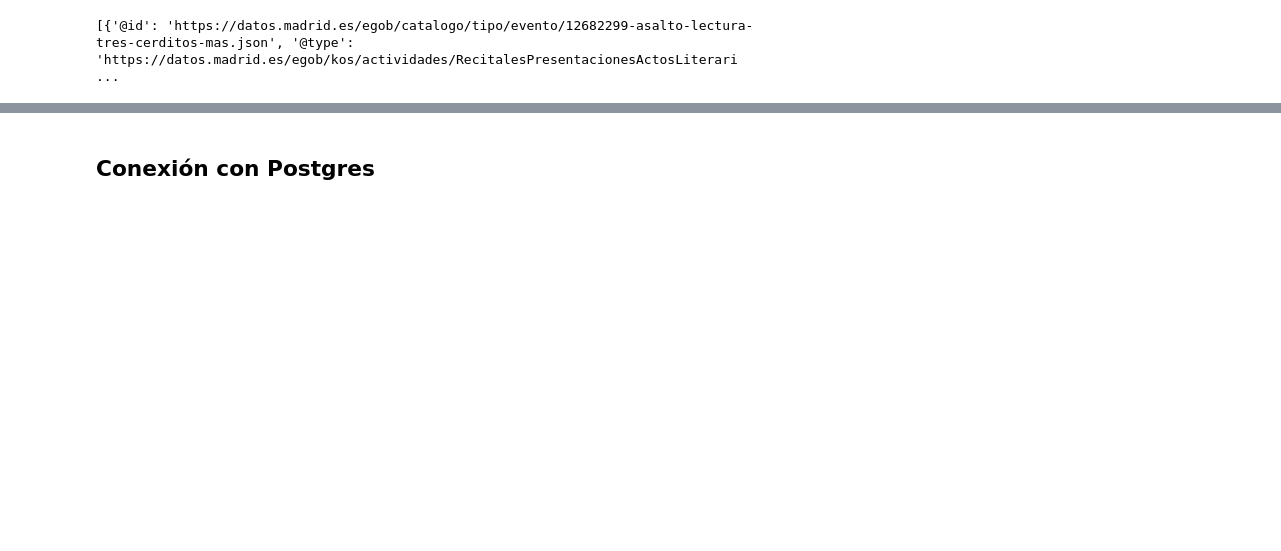
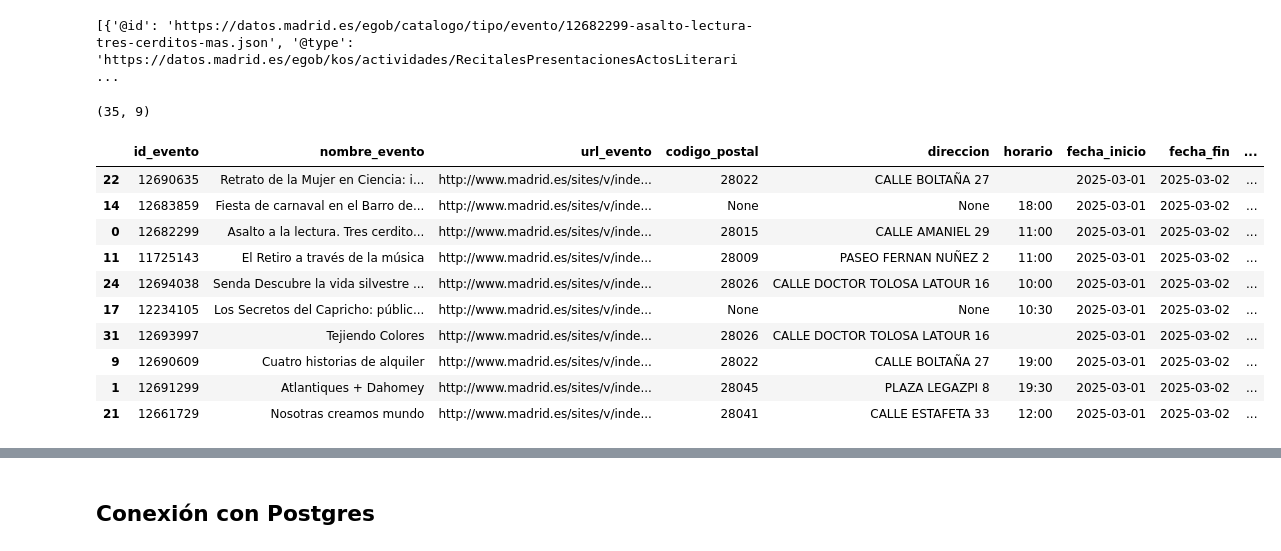
Before and after one commit to marta-ba/ETL_IBIShotels, a Jupyter notebook: jupyters/api35bueno.ipynb, the cells around one changed output, grey strips where cells are left out. Saved outputs shown, nothing was run; the diff lists cells and outputs as text; code cells hidden in the pictures; blank space fills up the shorter version.

Commit message:
hasta api bueno sin añadir description en direccion

```diff
--- a/jupyters/api.ipynb
+++ b/jupyters/api35bueno.ipynb
@@ -25,6 +13,3 @@ def obtener_eventos():
-# %%
-api_data = obtener_eventos()
-data = api_data["@graph"]  # Obtener los datos de la clave "@graph"
 # %%
 # Realizar la solicitud
 response = requests.get(url)
@@ -61,14 +46,31 @@ for evento in data_dic:
         nombre_evento = evento.get("title", "")
         url_evento = evento.get("link", "")
         horario = evento.get("time", "")
-        organizacion = evento.get("organization", {}).get("organization-name", "")
+        organizacion = evento.get("organization", {}).get("organization-name", None)
 
         # Obtener dirección y código postal
         direccion_info = evento.get("address", {}).get("area", {})
         codigo_postal = direccion_info.get("postal-code", None)
-        direccion = direccion_info.get("street-address", "")
+        direccion = direccion_info.get("street-address", None)
 
         eventos.append((id_evento, nombre_evento, url_evento, codigo_postal, direccion, horario, fecha_inicio, fecha_fin, organizacion))
 
 df_api= pd.DataFrame(eventos, columns=["id_evento", "nombre_evento", "url_evento", "codigo_postal", "direccion", "horario", "fecha_inicio", "fecha_fin", "organizacion"])
+# %%
+shape =df_api.shape
+print(shape)
+df_api.sample(10)
+# %% [output]
+(35, 9)
+|  | id_evento | nombre_evento | url_evento | codigo_postal | direccion | horario | fecha_inicio | fecha_fin | ... |
+| 22 | 12690635 | Retrato de la Mujer en Ciencia: i... | http://www.madrid.es/sites/v/inde... | 28022 | CALLE BOLTAÑA 27 |  | 2025-03-01 | 2025-03-02 | ... |
+| 14 | 12683859 | Fiesta de carnaval en el Barro de... | http://www.madrid.es/sites/v/inde... | None | None | 18:00 | 2025-03-01 | 2025-03-02 | ... |
+| 0 | 12682299 | Asalto a la lectura. Tres cerdito... | http://www.madrid.es/sites/v/inde... | 28015 | CALLE AMANIEL 29 | 11:00 | 2025-03-01 | 2025-03-02 | ... |
+| 11 | 11725143 | El Retiro a través de la música | http://www.madrid.es/sites/v/inde... | 28009 | PASEO FERNAN NUÑEZ 2 | 11:00 | 2025-03-01 | 2025-03-02 | ... |
+| 24 | 12694038 | Senda Descubre la vida silvestre ... | http://www.madrid.es/sites/v/inde... | 28026 | CALLE DOCTOR TOLOSA LATOUR 16 | 10:00 | 2025-03-01 | 2025-03-02 | ... |
+| 17 | 12234105 | Los Secretos del Capricho: públic... | http://www.madrid.es/sites/v/inde... | None | None | 10:30 | 2025-03-01 | 2025-03-02 | ... |
+| 31 | 12693997 | Tejiendo Colores | http://www.madrid.es/sites/v/inde... | 28026 | CALLE DOCTOR TOLOSA LATOUR 16 |  | 2025-03-01 | 2025-03-02 | ... |
+| 9 | 12690609 | Cuatro historias de alquiler | http://www.madrid.es/sites/v/inde... | 28022 | CALLE BOLTAÑA 27 | 19:00 | 2025-03-01 | 2025-03-02 | ... |
+| 1 | 12691299 | Atlantiques + Dahomey | http://www.madrid.es/sites/v/inde... | 28045 | PLAZA LEGAZPI 8 | 19:30 | 2025-03-01 | 2025-03-02 | ... |
+| 21 | 12661729 | Nosotras creamos mundo | http://www.madrid.es/sites/v/inde... | 28041 | CALLE ESTAFETA 33 | 12:00 | 2025-03-01 | 2025-03-02 | ... |
 # %%
```
Also changed, not shown: parts of 7 cells of this notebook, 4 other files.
